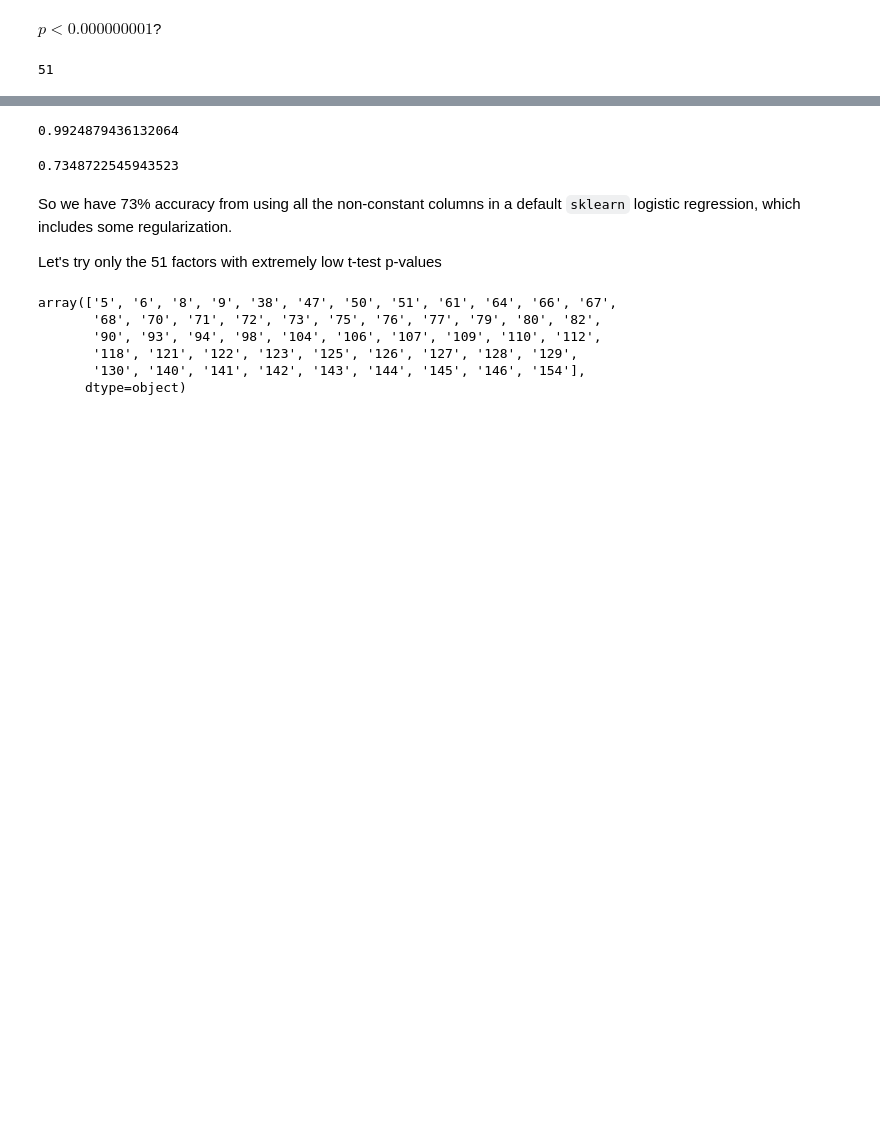
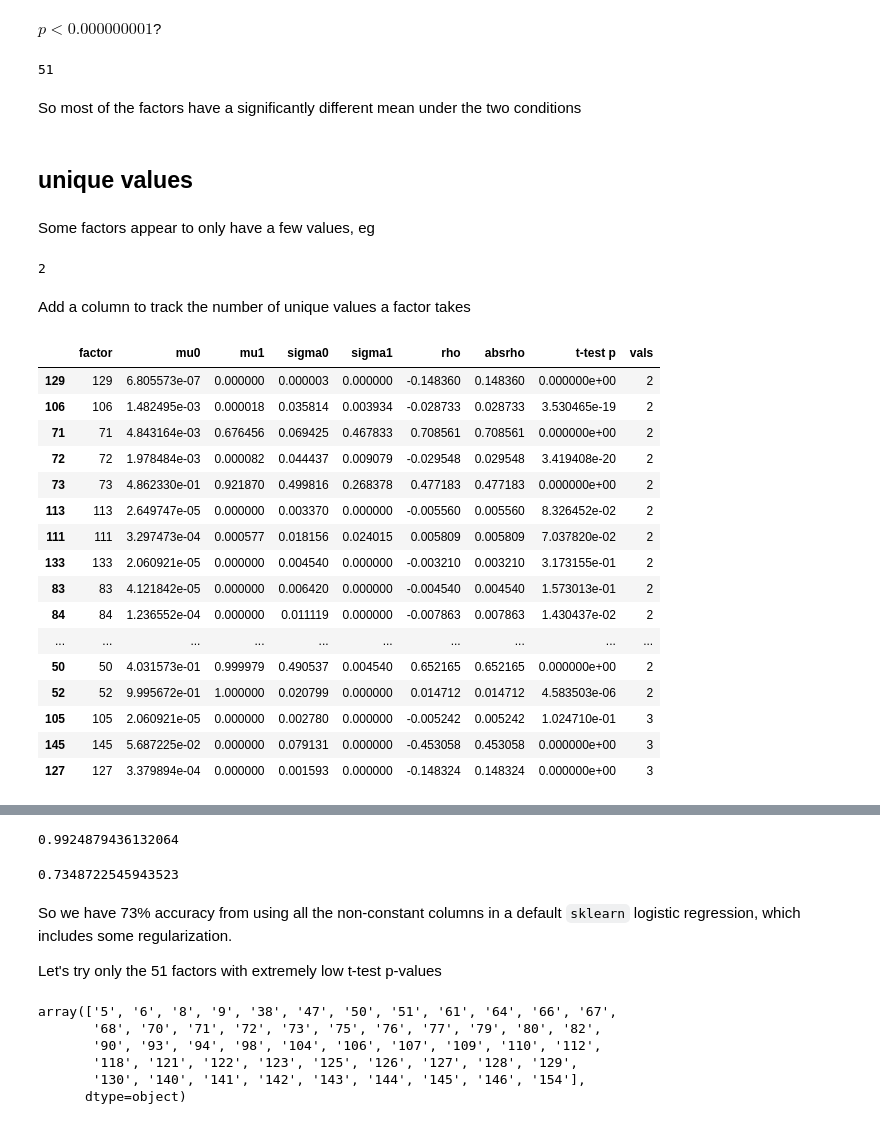
Before and after one commit to AML-Project-Group/impersonation_detection, a Jupyter notebook: feature selection.ipynb, the cells around one changed output, grey strips where cells are left out. Saved outputs shown, nothing was run; the diff lists cells and outputs as text; code cells hidden in the pictures; blank space fills up the shorter version.

```diff
--- a/feature selection.ipynb
+++ b/feature selection.ipynb
@@ -76,3 +124,15 @@ $p<0.000000001$?
 len(factors[factors["t-test p"] < 0.000000001])
 # %% [output]
 51
+# %% [markdown]
+So most of the factors have a significantly different mean under the two conditions
+# %% [markdown]
+## unique values
+# %% [markdown]
+Some factors appear to only have a few values, eg
+# %%
+len(train["133"].unique())
+# %% [output]
+2
+# %% [markdown]
+Add a column to track the number of unique values a factor takes
@@ -78,0 +141,20 @@ len(factors[factors["t-test p"] < 0.000000001])
+# %%
+factors.sort_values(by="vals").head(40)
+# %% [output]
+|  | factor | mu0 | mu1 | sigma0 | sigma1 | rho | absrho | t-test p | vals |
+| 129 | 129 | 6.805573e-07 | 0.000000 | 0.000003 | 0.000000 | -0.148360 | 0.148360 | 0.000000e+00 | 2 |
+| 106 | 106 | 1.482495e-03 | 0.000018 | 0.035814 | 0.003934 | -0.028733 | 0.028733 | 3.530465e-19 | 2 |
+| 71 | 71 | 4.843164e-03 | 0.676456 | 0.069425 | 0.467833 | 0.708561 | 0.708561 | 0.000000e+00 | 2 |
+| 72 | 72 | 1.978484e-03 | 0.000082 | 0.044437 | 0.009079 | -0.029548 | 0.029548 | 3.419408e-20 | 2 |
+| 73 | 73 | 4.862330e-01 | 0.921870 | 0.499816 | 0.268378 | 0.477183 | 0.477183 | 0.000000e+00 | 2 |
+| 113 | 113 | 2.649747e-05 | 0.000000 | 0.003370 | 0.000000 | -0.005560 | 0.005560 | 8.326452e-02 | 2 |
+| 111 | 111 | 3.297473e-04 | 0.000577 | 0.018156 | 0.024015 | 0.005809 | 0.005809 | 7.037820e-02 | 2 |
+| 133 | 133 | 2.060921e-05 | 0.000000 | 0.004540 | 0.000000 | -0.003210 | 0.003210 | 3.173155e-01 | 2 |
+| 83 | 83 | 4.121842e-05 | 0.000000 | 0.006420 | 0.000000 | -0.004540 | 0.004540 | 1.573013e-01 | 2 |
+| 84 | 84 | 1.236552e-04 | 0.000000 | 0.011119 | 0.000000 | -0.007863 | 0.007863 | 1.430437e-02 | 2 |
+| ... | ... | ... | ... | ... | ... | ... | ... | ... | ... |
+| 50 | 50 | 4.031573e-01 | 0.999979 | 0.490537 | 0.004540 | 0.652165 | 0.652165 | 0.000000e+00 | 2 |
+| 52 | 52 | 9.995672e-01 | 1.000000 | 0.020799 | 0.000000 | 0.014712 | 0.014712 | 4.583503e-06 | 2 |
+| 105 | 105 | 2.060921e-05 | 0.000000 | 0.002780 | 0.000000 | -0.005242 | 0.005242 | 1.024710e-01 | 3 |
+| 145 | 145 | 5.687225e-02 | 0.000000 | 0.079131 | 0.000000 | -0.453058 | 0.453058 | 0.000000e+00 | 3 |
+| 127 | 127 | 3.379894e-04 | 0.000000 | 0.001593 | 0.000000 | -0.148324 | 0.148324 | 0.000000e+00 | 3 |
```
Also changed, not shown: parts of 24 cells of this notebook.
